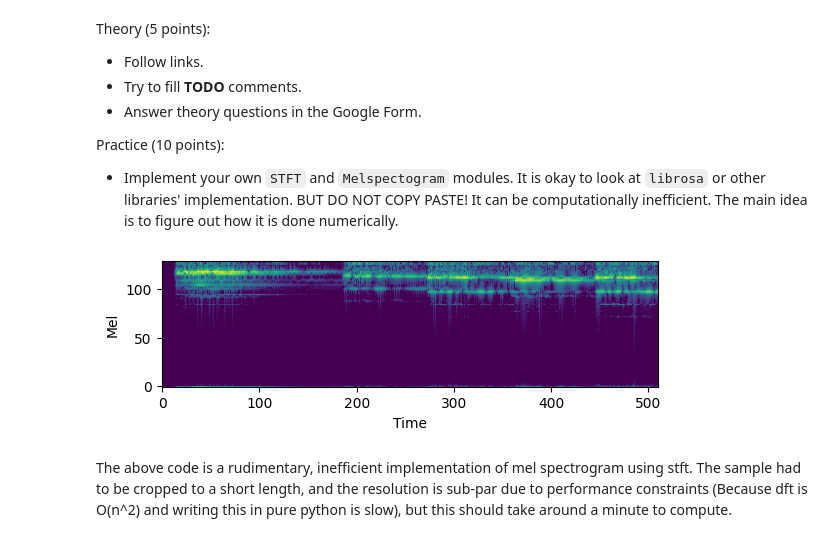
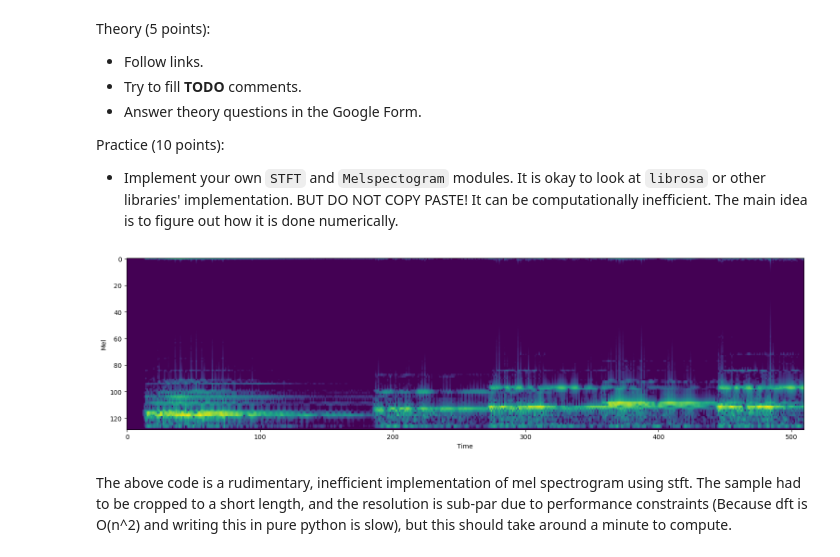
Before and after one commit to ch1pkav/audio_proc_hw1, a Jupyter notebook: Intro_to_Audio_ML.ipynb, the cells around one changed output. Saved outputs shown, nothing was run; the diff lists cells and outputs as text; code cells hidden in the pictures.

```diff
--- a/Intro_to_Audio_ML.ipynb
+++ b/Intro_to_Audio_ML.ipynb
@@ -793,14 +793,14 @@ def my_mel(x, sr, win_length=2048, hop_length=512, n_mels=128):
 x, sr = librosa.load('np.wav', sr=None)
 
 X = my_mel(x[4096:65536+4096], sr, win_length=256, hop_length=128, n_mels=256) # cropped the sample in a hacky way
-
-X_show = librosa.amplitude_to_db(X, ref=np.max)
-plt.imshow(X_show)
-plt.xlabel('Time')
-plt.ylabel('Mel')
-plt.gca().invert_yaxis()
-plt.show()
-# %% [output]
-[figure, removed]
+# %%
+X_show = librosa.amplitude_to_db(X, ref=np.max)
+plt.gcf().set_figwidth(20)
+plt.imshow(X_show)
+plt.xlabel('Time')
+plt.ylabel('Mel')
+plt.show()
+# %% [output]
+[figure, added]
 # %% [markdown]
 The above code is a rudimentary, inefficient implementation of mel spectrogram using stft. The sample had to be cropped to a short length, and the resolution is sub-par due to performance constraints (Because dft is O(n^2) and writing this in pure python is slow), but this should take around a minute to compute.
```
Also changed, not shown: parts of 1 cell of this notebook.
